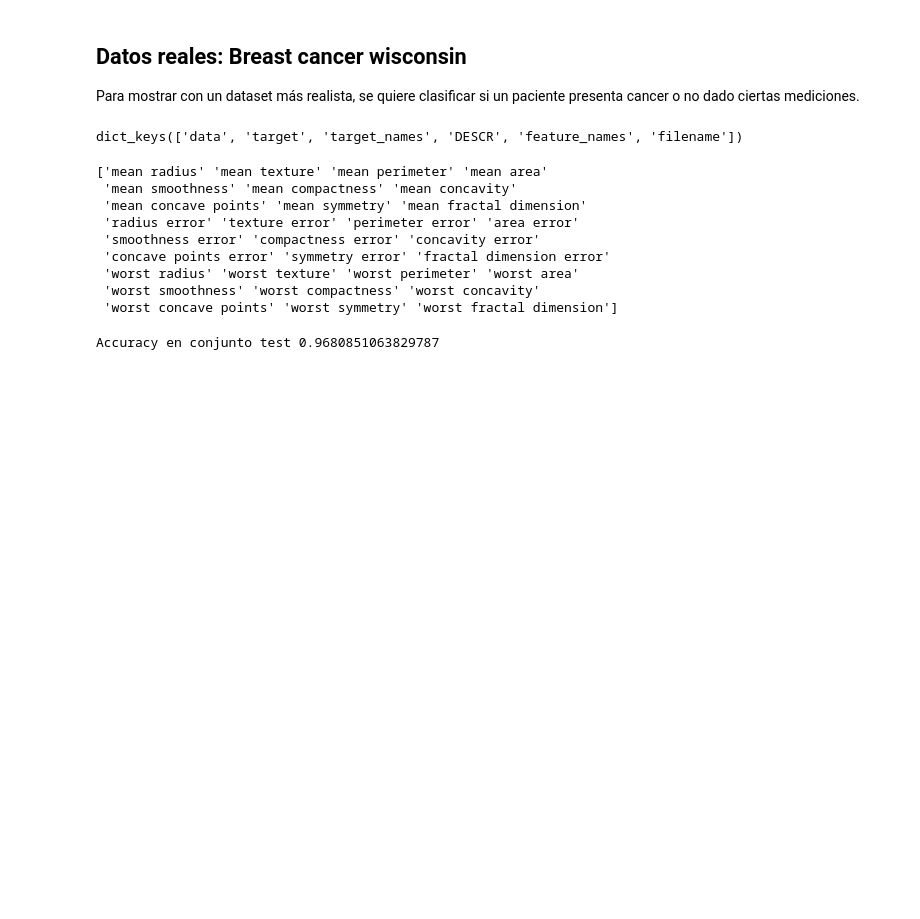
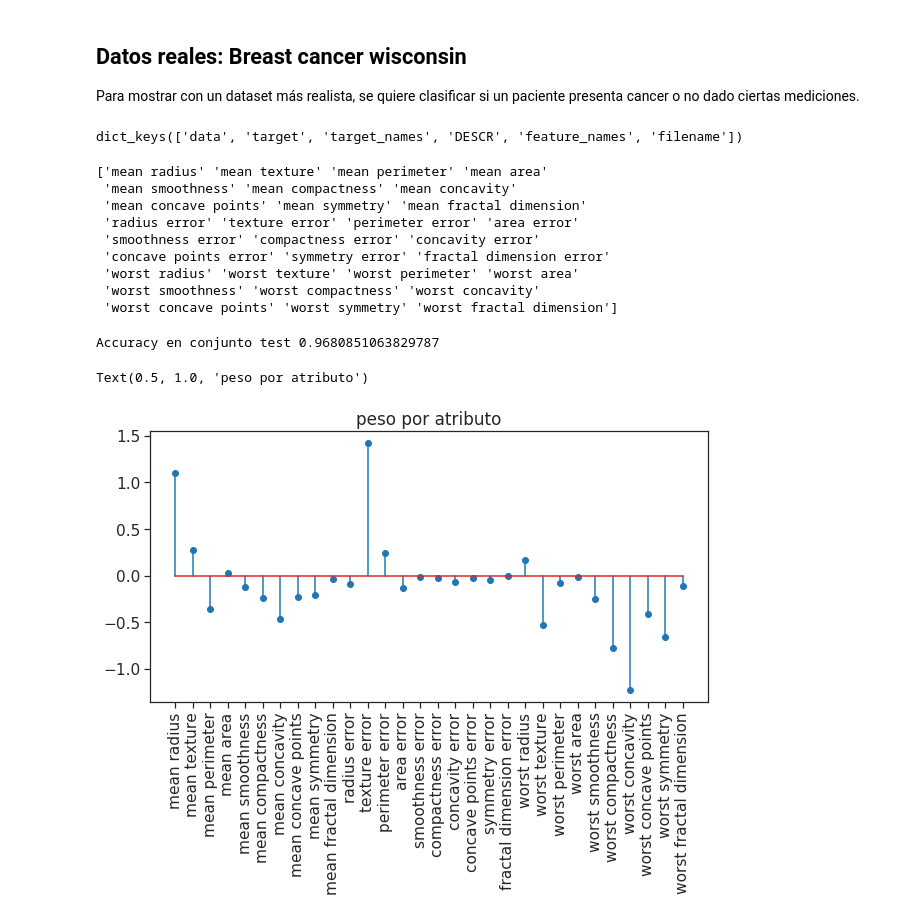
Before and after one commit to GAMES-UChile/Curso-Aprendizaje-de-Maquinas, a Jupyter notebook: demos/Cap3_Regresion_logistica.ipynb, the cells around one changed output. Cells and saved outputs as stored; diff of their text form; code cells hidden in the pictures; blank space fills up the shorter version.

```diff
--- a/demos/Cap3_Regresion_logistica.ipynb
+++ b/demos/Cap3_Regresion_logistica.ipynb
@@ -279,3 +279,10 @@ y_pred3 = logr.predict(X_test)
 print('Accuracy en conjunto test', accuracy_score(y_test, y_pred3))
 # %% [output]
 Accuracy en conjunto test 0.9680851063829787
+# %%
+plt.stem(logr.coef_.T);
+plt.xticks(np.arange(30),labels=data.feature_names,rotation='vertical');
+plt.title('peso por atributo')
+# %% [output]
+Text(0.5, 1.0, 'peso por atributo')
+[figure, added]
```
Also changed, not shown: parts of 7 cells of this notebook, 4 other files.
